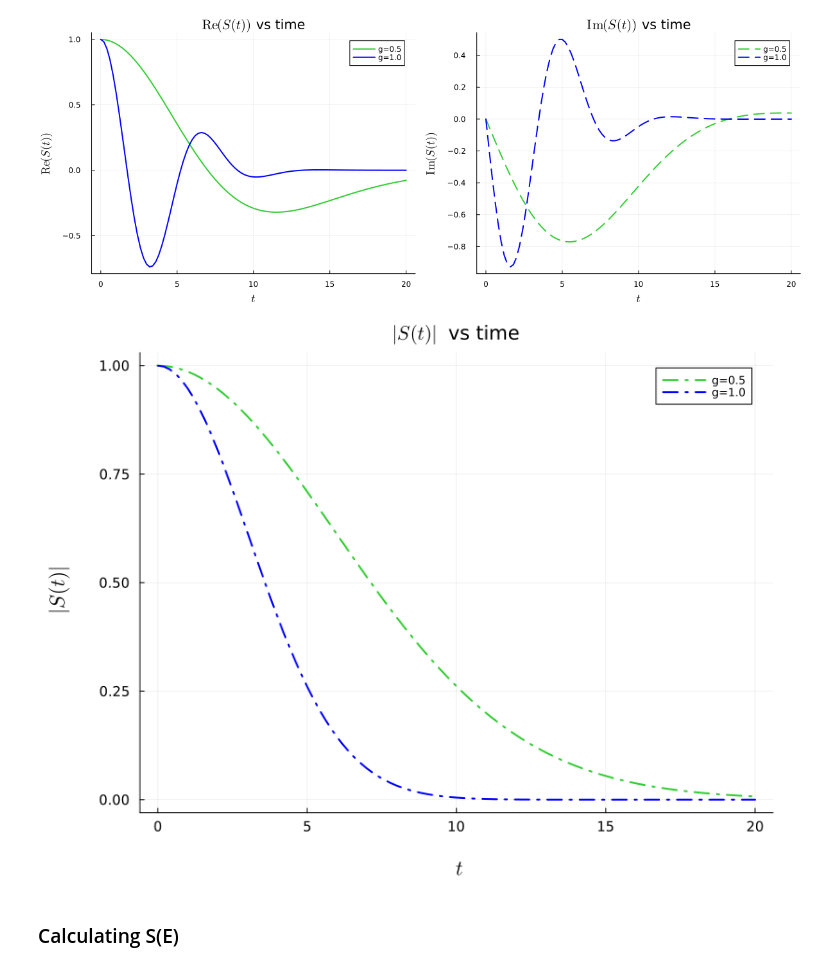
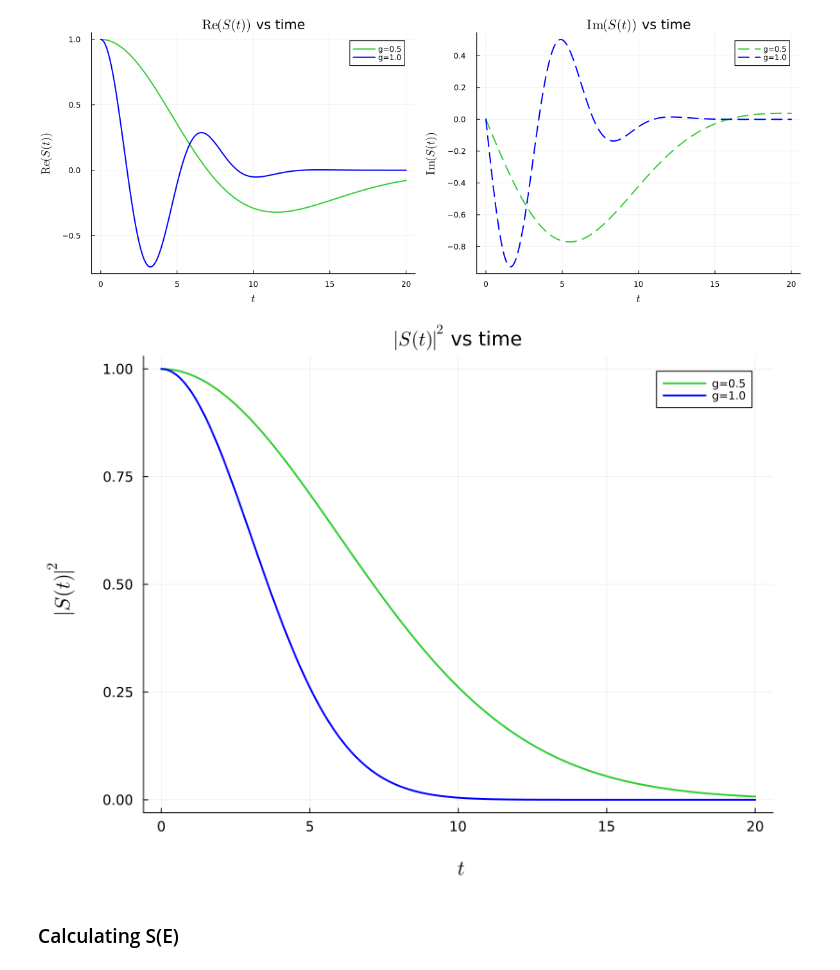
Before and after one commit to SlvrOxgnNtgnYttrm/Simulating-Collider-Physics-Using-Tensor-Networks, a Jupyter notebook: Soft Function.ipynb, the cells around one changed output. Drawn from its saved outputs; the diff is of its cells as text; code cells hidden in the pictures.

```diff
--- a/Soft Function.ipynb
+++ b/Soft Function.ipynb
@@ -144,9 +145,20 @@ end
 # %% [output]
 YnbdYn (generic function with 1 method)
 # %%
-t_range = range(0, stop=20, length=101)
+t_range = range(0, stop=20, length=201)
 g_list = [0.5, 1]
-ITensors.set_warn_order(N)
-ITensors.set_warn_order(N)
+if N > 14 #If N > 14, increase the threshold for ITensor's contraction warning
+    ITensors.set_warn_order(N)
+    ITensors.set_warn_order(N)
+else #Else, reset the warning threshold to the default number of contractions, 14
+    ITensors.set_warn_order(14)
+    ITensors.set_warn_order(14)
+end
 # %% [output]
 101
+# %%
+SF_data = h5open("Soft_Function_data.h5", "cw") #Open the Soft Function data HDF5 file in read/write mode
+if haskey(SF_data, "N=$N, m=$mass, dp=$dp") == false #Check if the "N=$N, m=$mass, dp=$dp" group doesn't exist
+    create_group(SF_data, "N=$N, m=$mass, dp=$dp") #Create a group within the HDF5 file corresponding to the initial parameters
+end
+SF_data_group = SF_data["N=$N, m=$mass, dp=$dp"]
@@ -221,35 +240,26 @@ plot(Re_plt, Im_plt, layout=(1,2), title=["\$\\mathrm{Re}(S(t))\$ vs time" "\$\\
 # %%
 gr()
 default(size=(800, 600))
-plot(
-    t_range,
-    imag(S_t_list[1]).^2 .+ real(S_t_list[1]).^2;
-    label = "g=0.5",
-    lw = 2,
-    ls = :dashdot,
-    color = "lime green"
-)
-
-gr()
-default(size=(800, 600))
-plot!(
-    t_range,
-    imag(S_t_list[2]).^2 .+ real(S_t_list[2]).^2;
-    label = "g=1.0",
-    lw = 2,
-    ls = :dashdot,
-    color = "blue"
-)
+plot()
+for (i, g) in enumerate(g_list)
+    plot!(
+        t_range,
+        real(S_t_list_g["g=$g"]).^2 .+ imag(S_t_list_g["g=$g"]).^2;
+        label = "g=$g",
+        lw = 2,
+        color = colors[i]
+    )
+end
 
 xlabel!("\n \$t\$", guidefont=font(15))
-ylabel!("\$|S(t)|\$ \n", guidefont=font(15))
+ylabel!("\$|S(t)|^2\$ \n", guidefont=font(15))
 plot!(tickfontsize=10)
 plot!(left_margin = 18px)
-title!("\$|S(t)|\$ vs time")
+title!("\$|S(t)|^2\$ vs time")
 
 #savefig("S(t) Plots/abs(S(t)), N=$N, m=23e-1, dp=417e-2")
 # %% [output]
-[figure, old version]
+[figure, new version]
 # %% [markdown]
 ### Calculating S(E)
 # %%
```
Also changed, not shown: parts of 8 cells of this notebook, 2 other files.
